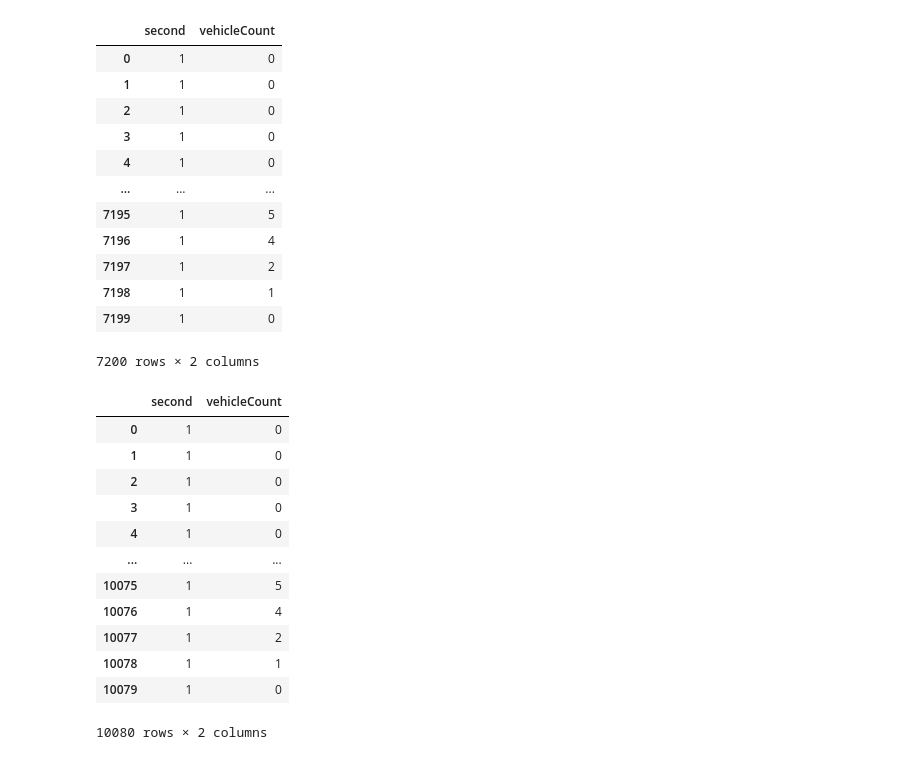
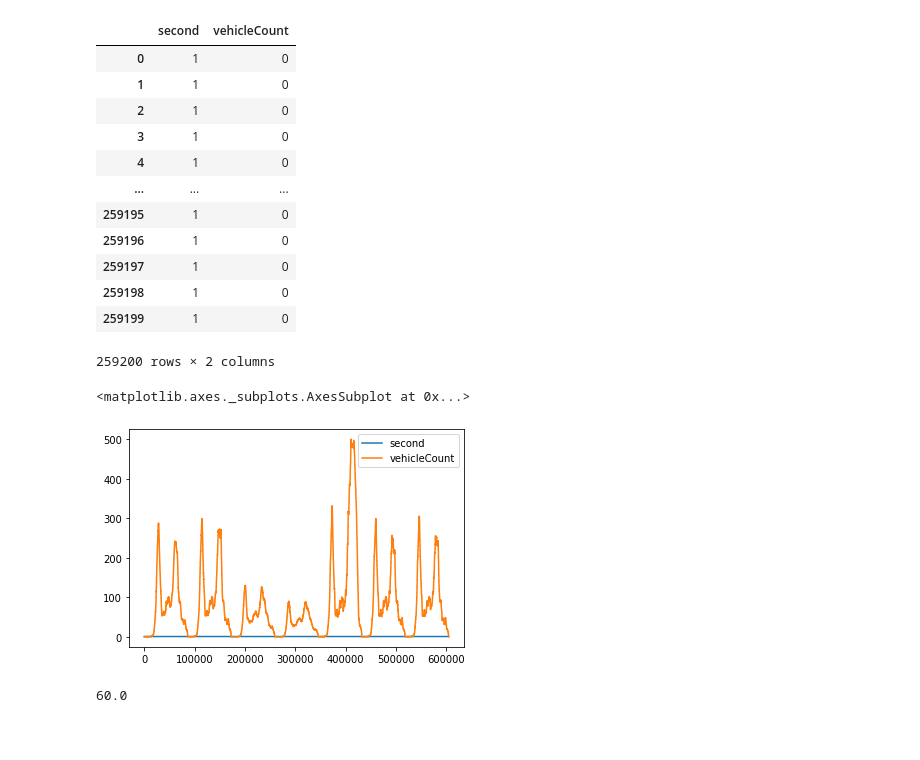
Before and after one commit to babaksit/adaptive-monitoring-nn, a Jupyter notebook: notebooks/dataset_manipulator/manipulator.ipynb, the cells around one changed output. Saved outputs shown, nothing was run; the diff lists cells and outputs as text; code cells hidden in the pictures; blank space fills up the shorter version.

```diff
--- a/notebooks/dataset_manipulator/manipulator.ipynb
+++ b/notebooks/dataset_manipulator/manipulator.ipynb
@@ -25,4 +11,0 @@ df
-# %%
-df = df.groupby(np.arange(len(df))//60).mean()
-df.vehicleCount = df.vehicleCount.astype(int)
-df
@@ -70,34 +27,23 @@ tmp_df.plot()
 # %%
-df = df[:-2*24*60]
+df = df[:-4*24*60*60]
 df
 # %% [output]
 |  | second | vehicleCount |
 | 0 | 1 | 0 |
 | 1 | 1 | 0 |
 | 2 | 1 | 0 |
 | 3 | 1 | 0 |
 | 4 | 1 | 0 |
 | ... | ... | ... |
-| 7195 | 1 | 5 |
-| 7196 | 1 | 4 |
-| 7197 | 1 | 2 |
-| 7198 | 1 | 1 |
-| 7199 | 1 | 0 |
+| 259195 | 1 | 0 |
+| 259196 | 1 | 0 |
+| 259197 | 1 | 0 |
+| 259198 | 1 | 0 |
+| 259199 | 1 | 0 |
-7200 rows × 2 columns
+259200 rows × 2 columns
 # %%
 mdf = pd.concat([tmp_df, df], ignore_index=True)
-mdf
+mdf.plot()
 # %% [output]
-|  | second | vehicleCount |
-| 0 | 1 | 0 |
-| 1 | 1 | 0 |
-| 2 | 1 | 0 |
-| 3 | 1 | 0 |
-| 4 | 1 | 0 |
-| ... | ... | ... |
-| 10075 | 1 | 5 |
-| 10076 | 1 | 4 |
-| 10077 | 1 | 2 |
-| 10078 | 1 | 1 |
-| 10079 | 1 | 0 |
-10080 rows × 2 columns
+<matplotlib.axes._subplots.AxesSubplot at 0x...>
+[figure, added]
@@ -103,0 +52,4 @@ mdf
+# %%
+len(mdf)/7/24/60
+# %% [output]
+60.0
```
Also changed, not shown: parts of 11 cells of this notebook, 17 other files.
